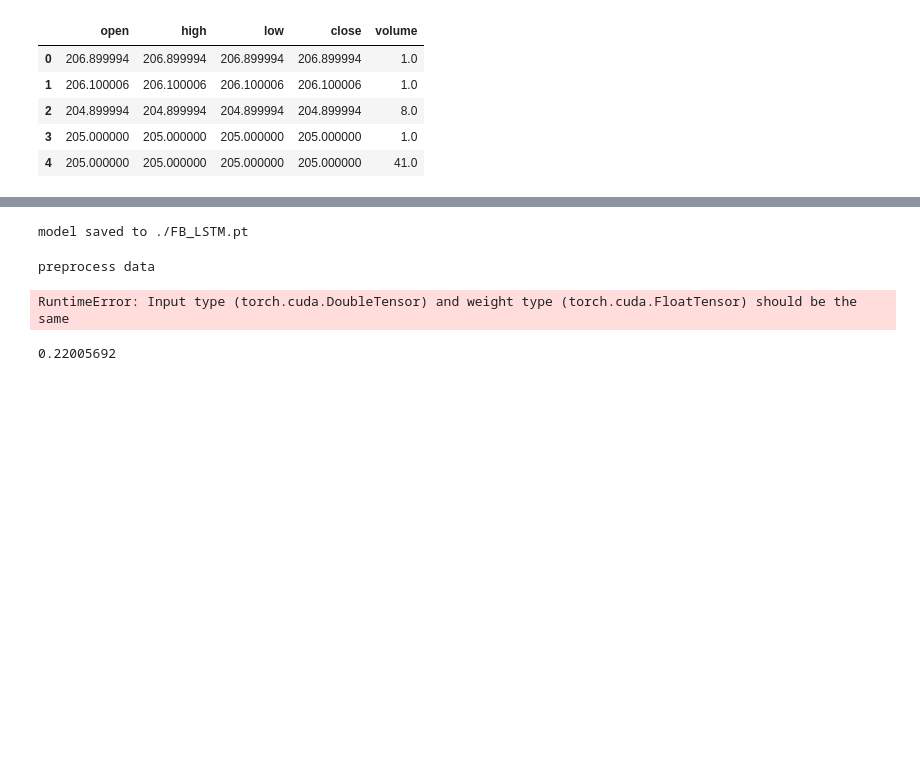
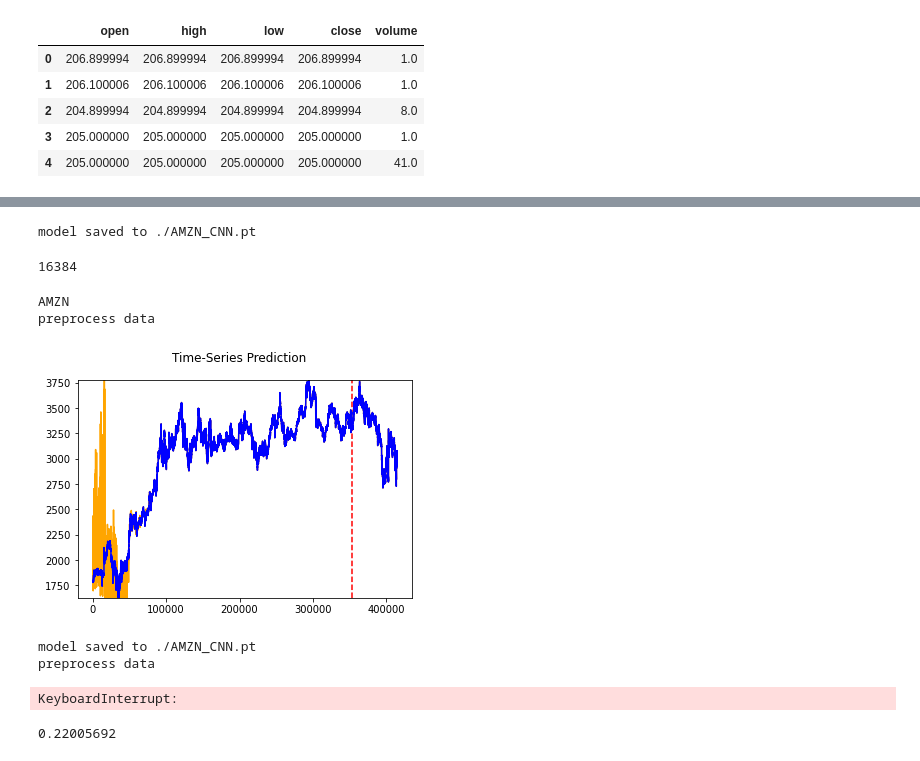
Before and after one commit to Azarius2472/BeRichBot, a Jupyter notebook: models/predictor_demo.ipynb, the cells around one changed output, grey strips where cells are left out. Cells and saved outputs as stored; diff of their text form; code cells hidden in the pictures; blank space fills up the shorter version.

```diff
--- a/models/predictor_demo.ipynb
+++ b/models/predictor_demo.ipynb
@@ -394,19 +447,33 @@ preprocess data
 # %%
-predictor.save_model('./FB_LSTM.pt')
+predictor.save_model('./AMZN_CNN.pt')
 # %% [output]
-model saved to ./FB_LSTM.pt
+model saved to ./AMZN_CNN.pt
+# %%
+8192 * 2
+# %% [output]
+16384
 # %%
-for ticker in tqdm(['AMZN', 'AAPL', 'FB', 'GOOGL', 'GOOG', 'MSFT', 'NVDA', 'TSLA']):
-    for mdl_type, batch_size in [('CNN', 4096), ('LSTM', 192)]:
+predictor = None
+torch.cuda.empty_cache()
+
+for ticker in ['AMZN', 'AAPL', 'FB', 'GOOGL', 'GOOG', 'MSFT', 'NVDA', 'TSLA']:
+    print(ticker)
+    for mdl_type, batch_size in [('CNN', 16384), ('LSTM', 192)]:
         data =  pd.read_csv('./tinkoff-data/' + ticker + '.csv')
-        predictor = TSPredictor(needLoad=False, model_type=mdl_type)
+        data.drop(columns=['time'], inplace=True)
+        data = data.astype('float32')
+        predictor = TSPredictor(needLoad=False, model_type=mdl_type, window_size=60)
         predictor.train(data_df=data, num_epochs=1, BATCH_SIZE=batch_size)
-        predictor.save_model('./' + ticker + '_' + model_type + '.pt')
+        predictor.save_model('./' + ticker + '_' + mdl_type + '.pt')
         predictor = None
         torch.cuda.empty_cache()
 # %% [output]
+AMZN
 preprocess data
+[figure, added]
-RuntimeError: Input type (torch.cuda.DoubleTensor) and weight type (torch.cuda.FloatTensor) should be the same
+model saved to ./AMZN_CNN.pt
+preprocess data
+KeyboardInterrupt:
 # %%
 y_true = predictor.y_true
 y_pred = predictor.y_pred
```
Also changed, not shown: parts of 18 cells of this notebook.
